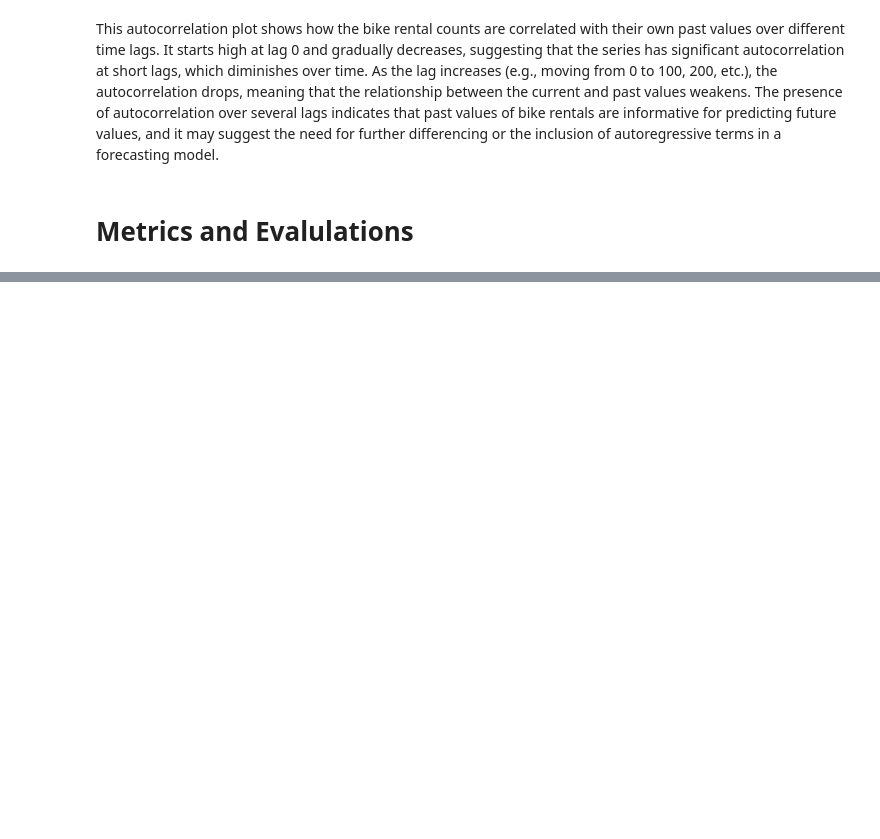
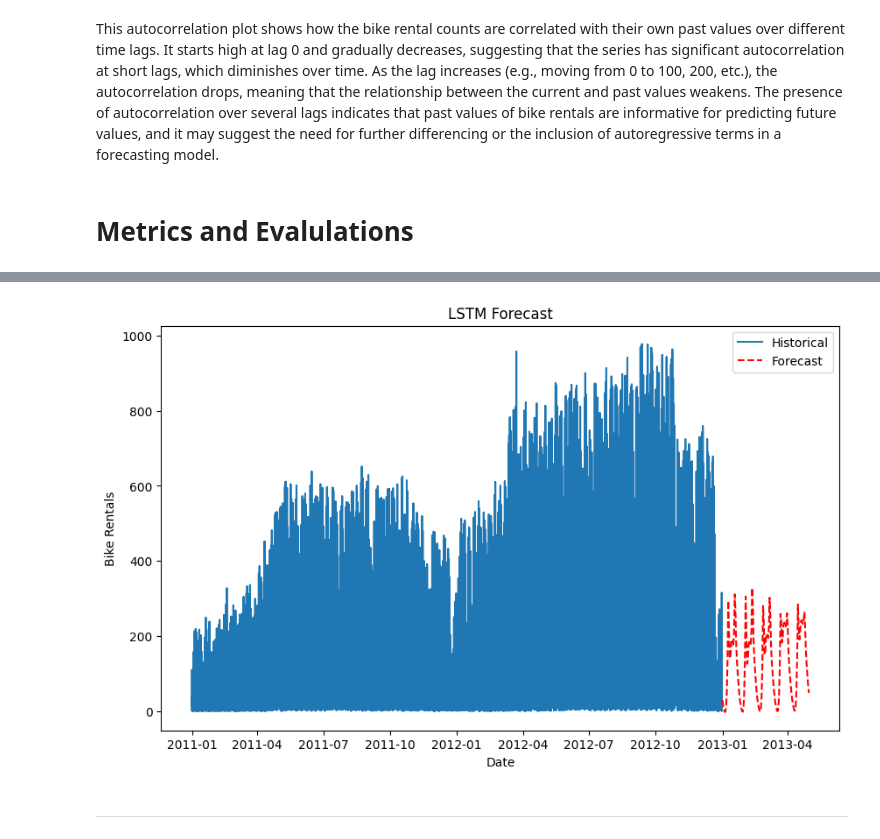
Before and after one commit to AnahitShekikyan/ADS-506-Final-Team-Project, a Jupyter notebook: Update_506_Final_Team_Project.ipynb, the cells around one changed output, grey strips where cells are left out. Saved outputs shown, nothing was run; the diff lists cells and outputs as text; code cells hidden in the pictures; blank space fills up the shorter version.

```diff
--- a/Update_506_Final_Team_Project.ipynb
+++ b/Update_506_Final_Team_Project.ipynb
@@ -366,0 +388,20 @@ plt.show()
+# %%
+import pandas as pd
+import numpy as np
+from sklearn.preprocessing import MinMaxScaler
+from tensorflow.keras.models import Sequential
+from tensorflow.keras.layers import LSTM, Dense, Dropout
+import matplotlib.pyplot as plt
+#------------------------------------------------------------
+# Step 1: Load Hourly Data
+#------------------------------------------------------------
+# Load the hourly bike rental data. Ensure 'hour.csv' is in your working directory.
+
+bike_data = pd.read_csv('/Users/home/Documents/GitHub/ADS-506-Final-Team-Project/hour.csv', index_col='dteday', parse_dates=True)
+
+# Extract the target variable
+data = bike_data[['cnt']].values  # shape: (n_samples, 1)
+
+# Normalize the data to [0,1] for stable training
+scaler = MinMaxScaler(feature_range=(0,1))
+scaled_data = scaler.fit_transform(data)
@@ -366,0 +540,41 @@ plt.show()
+# %%
+import numpy as np
+import matplotlib.pyplot as plt
+# Get the last 'seq_length' data points from your dataset
+last_sequence = scaled_data[-seq_length:]  # shape: (seq_length, 1)
+
+# Number of days you want to forecast into the future
+future_days = 120
+
+future_predictions_scaled = []
+
+# Iteratively predict future values
+current_sequence = last_sequence.copy()
+for _ in range(future_days):
+    # Model expects input of shape (batch_size, seq_length, features)
+    pred = model.predict(current_sequence.reshape(1, seq_length, 1))
+
+    # Append prediction
+    future_predictions_scaled.append(pred[0,0])
+
+    # Update the sequence: remove the first element and add the newly predicted one
+    current_sequence = np.append(current_sequence[1:], pred[0,0])
+    current_sequence = current_sequence.reshape(seq_length, 1)
+
+# Inverse transform the predictions
+future_predictions = scaler.inverse_transform(np.array(future_predictions_scaled).reshape(-1, 1))
+
+# Build a forecast date range
+last_date = bike_data.index[-1]
+future_index = pd.date_range(start=last_date + pd.Timedelta(days=1), periods=future_days, freq='D')
+
+# Plot the historical data and forecasts
+plt.figure(figsize=(10,6))
+plt.plot(bike_data.index, bike_data['cnt'], label='Historical')
+plt.plot(future_index, future_predictions, label='Forecast', color='red', linestyle='--')
+plt.title('LSTM Forecast')
+plt.xlabel('Date')
+plt.ylabel('Bike Rentals')
+plt.legend()
+plt.show()
+# %% [output]
@@ -366,0 +598,3 @@ plt.show()
+[figure, added]
+# %% [markdown]
+----
```
Also changed, not shown: parts of 57 cells of this notebook.
